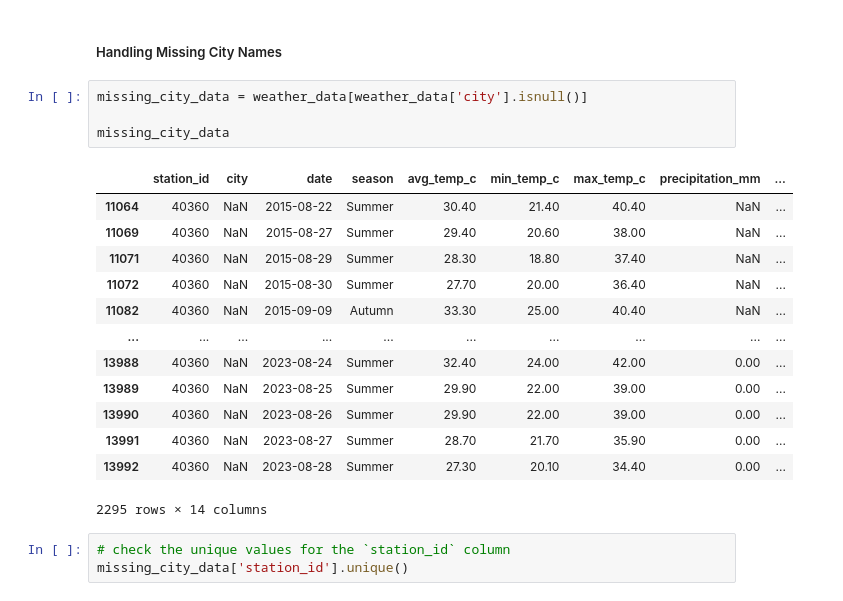
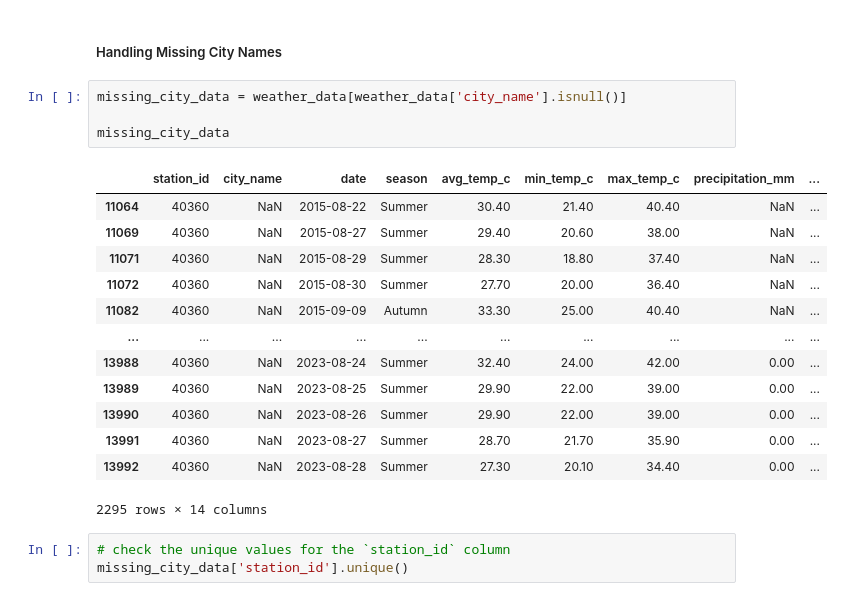
Before and after one commit to christinedbaxter/analyticsCapstone, a Jupyter notebook: notebooks/02_data_preprocessing.ipynb, the cells around one changed output. Saved outputs shown, nothing was run; the diff lists cells and outputs as text.

```diff
--- a/notebooks/02_data_preprocessing.ipynb
+++ b/notebooks/02_data_preprocessing.ipynb
@@ -1579,11 +1487,11 @@ dtype: int64
 # %% [markdown]
 ##### Handling Missing City Names
 # %%
-missing_city_data = weather_data[weather_data['city'].isnull()]
+missing_city_data = weather_data[weather_data['city_name'].isnull()]
 
 missing_city_data
 # %% [output]
-|  | station_id | city | date | season | avg_temp_c | min_temp_c | max_temp_c | precipitation_mm | ... |
+|  | station_id | city_name | date | season | avg_temp_c | min_temp_c | max_temp_c | precipitation_mm | ... |
 | 11064 | 40360 | NaN | 2015-08-22 | Summer | 30.40 | 21.40 | 40.40 | NaN | ... |
 | 11069 | 40360 | NaN | 2015-08-27 | Summer | 29.40 | 20.60 | 38.00 | NaN | ... |
 | 11071 | 40360 | NaN | 2015-08-29 | Summer | 28.30 | 18.80 | 37.40 | NaN | ... |
```
Also changed, not shown: parts of 251 cells of this notebook, 2 other files.
